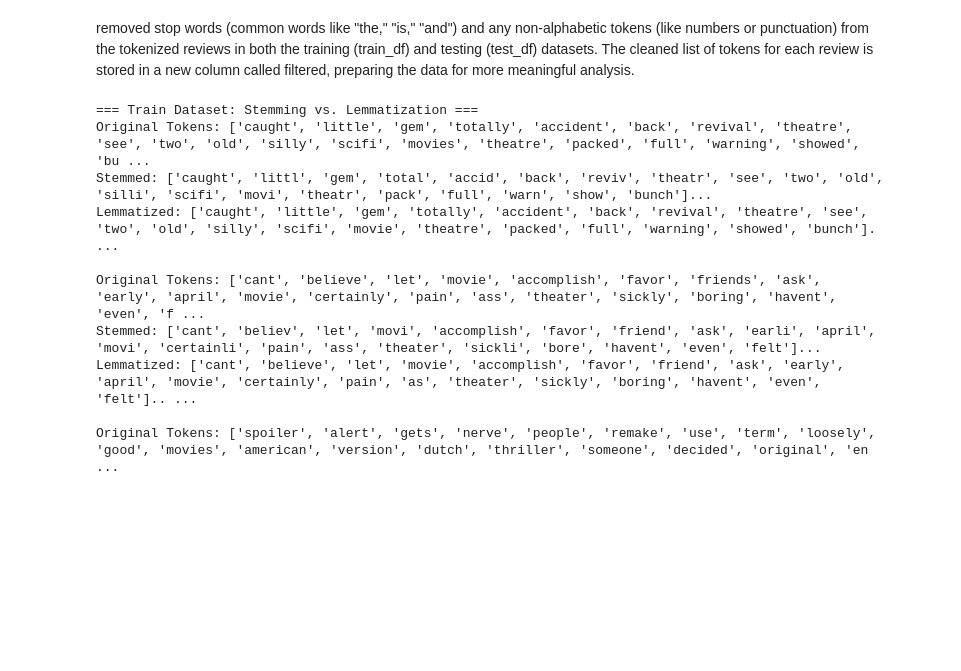
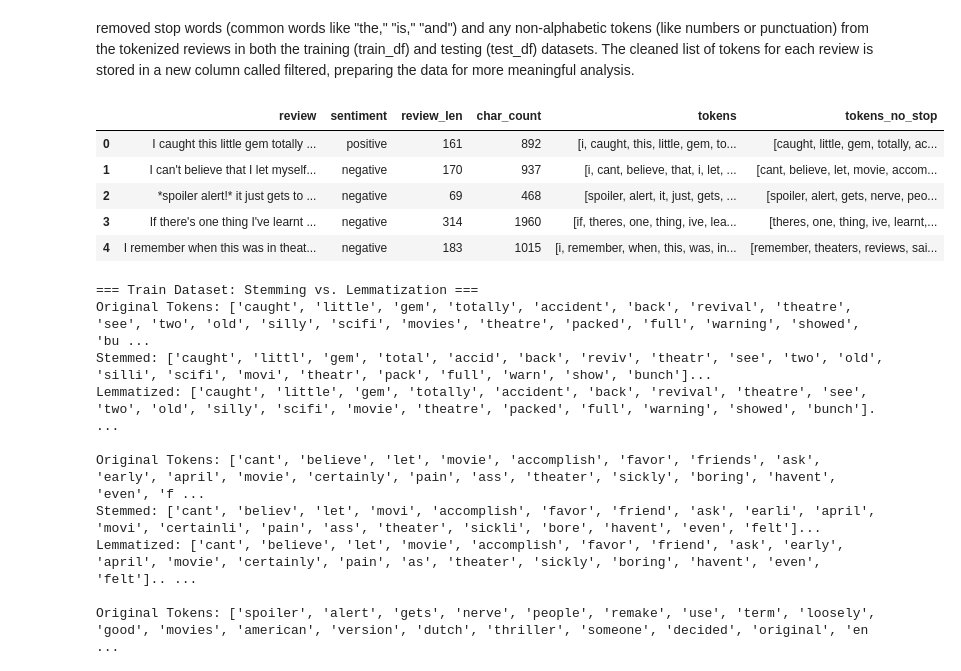
Before and after one commit to AmbekarTejas-epam/Final_Project, a Jupyter notebook: notebooks/Final_Project.ipynb, the cells around one changed output. Cells and saved outputs as stored; diff of their text form; code cells hidden in the pictures; blank space fills up the shorter version.

```diff
--- a/notebooks/Final_Project.ipynb
+++ b/notebooks/Final_Project.ipynb
@@ -661,6 +704,15 @@ Total tokens in train after stop-word removal: 4717543
 Total tokens in test after stop-word removal: 1181017
 # %% [markdown]
 removed stop words (common words like "the," "is," "and") and any non-alphabetic tokens (like numbers or punctuation) from the tokenized reviews in both the training (train_df) and testing (test_df) datasets. The cleaned list of tokens for each review is stored in a new column called filtered, preparing the data for more meaningful analysis.
+# %%
+train_data.head()
+# %% [output]
+|  | review | sentiment | review_len | char_count | tokens | tokens_no_stop |
+| 0 | I caught this little gem totally ... | positive | 161 | 892 | [i, caught, this, little, gem, to... | [caught, little, gem, totally, ac... |
+| 1 | I can't believe that I let myself... | negative | 170 | 937 | [i, cant, believe, that, i, let, ... | [cant, believe, let, movie, accom... |
+| 2 | *spoiler alert!* it just gets to ... | negative | 69 | 468 | [spoiler, alert, it, just, gets, ... | [spoiler, alert, gets, nerve, peo... |
+| 3 | If there's one thing I've learnt ... | negative | 314 | 1960 | [if, theres, one, thing, ive, lea... | [theres, one, thing, ive, learnt,... |
+| 4 | I remember when this was in theat... | negative | 183 | 1015 | [i, remember, when, this, was, in... | [remember, theaters, reviews, sai... |
 # %%
 
 # 3. Stemming vs. lemmatization
```
Also changed, not shown: parts of 10 cells of this notebook, 3 other files.
